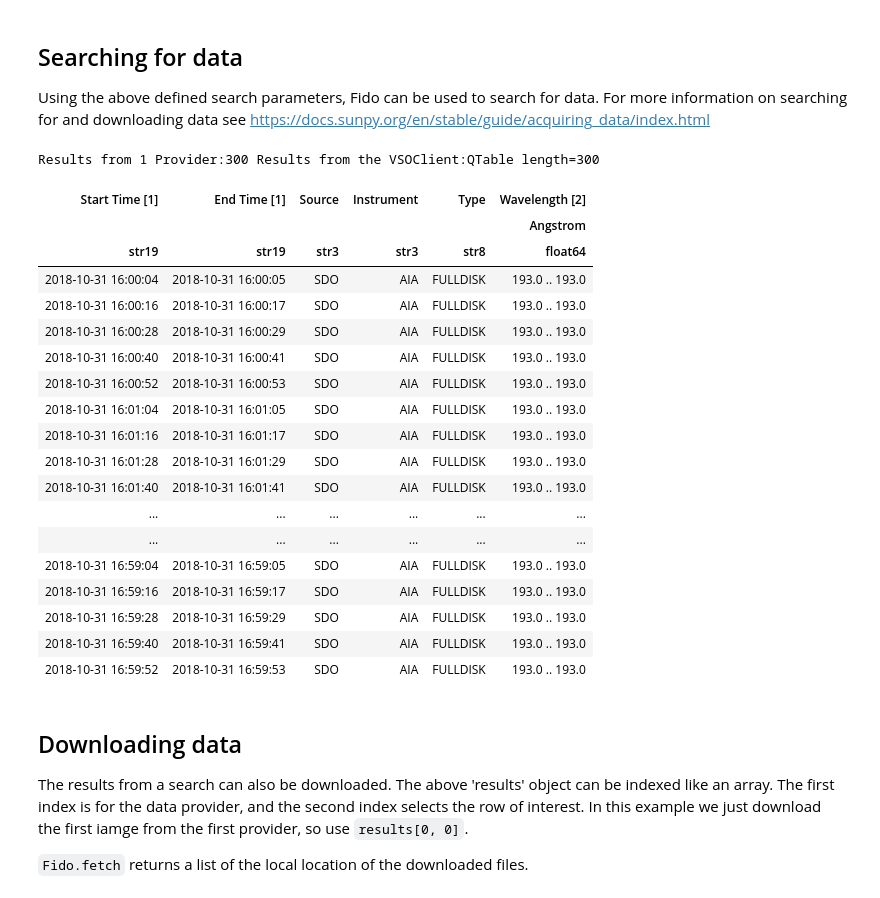
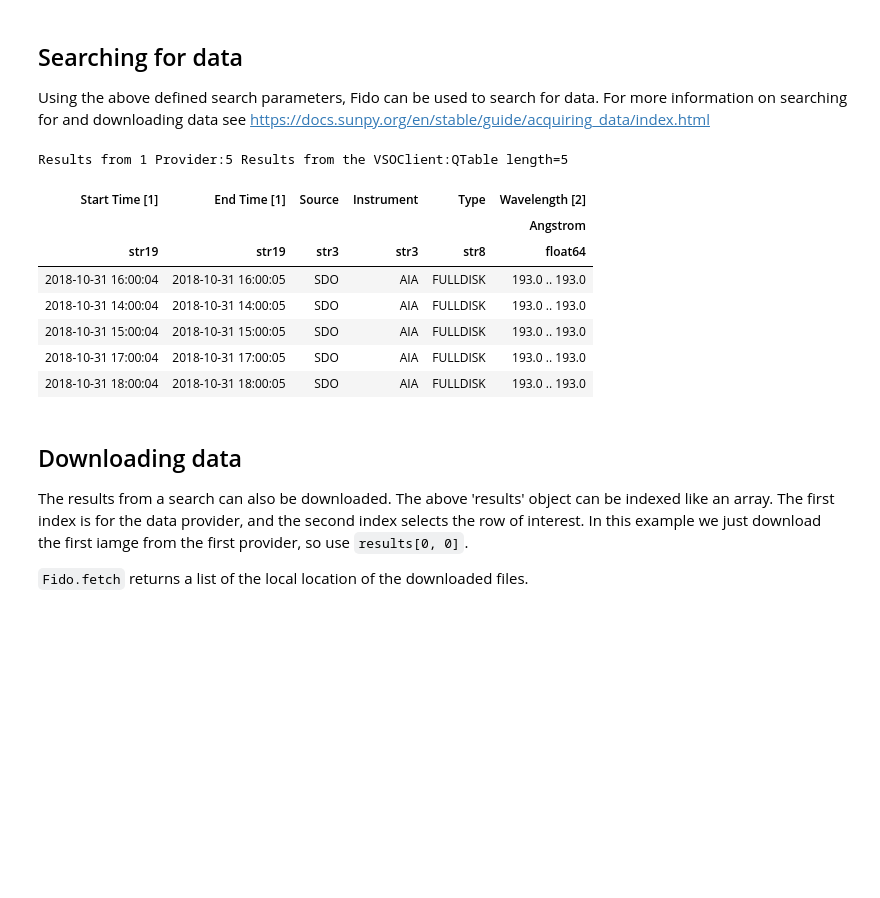
Before and after one commit to heliophysicsPy/tutorials, a Jupyter notebook: SHINE 2019/shine.ipynb, the cells around one changed output. Drawn from its saved outputs; the diff is of its cells as text; code cells hidden in the pictures; blank space fills up the shorter version.

```diff
--- a/SHINE 2019/shine.ipynb
+++ b/SHINE 2019/shine.ipynb
@@ -17,30 +16,22 @@ wavelength = attrs.Wavelength(193 * u.Angstrom)
 Searching for data
 ---
 Using the above defined search parameters, Fido can be used to search for data. For more information on searching for and downloading data see https://docs.sunpy.org/en/stable/guide/acquiring_data/index.html
-# %%
-result = Fido.search(timerange, instrument, wavelength)
-result
-# %% [output]
-Results from 1 Provider:300 Results from the VSOClient:QTable length=300
-| Start Time [1] | End Time [1] | Source | Instrument | Type | Wavelength [2] |
-|  |  |  |  |  | Angstrom |
-| str19 | str19 | str3 | str3 | str8 | float64 |
-| 2018-10-31 16:00:04 | 2018-10-31 16:00:05 | SDO | AIA | FULLDISK | 193.0 .. 193.0 |
-| 2018-10-31 16:00:16 | 2018-10-31 16:00:17 | SDO | AIA | FULLDISK | 193.0 .. 193.0 |
-| 2018-10-31 16:00:28 | 2018-10-31 16:00:29 | SDO | AIA | FULLDISK | 193.0 .. 193.0 |
-| 2018-10-31 16:00:40 | 2018-10-31 16:00:41 | SDO | AIA | FULLDISK | 193.0 .. 193.0 |
-| 2018-10-31 16:00:52 | 2018-10-31 16:00:53 | SDO | AIA | FULLDISK | 193.0 .. 193.0 |
-| 2018-10-31 16:01:04 | 2018-10-31 16:01:05 | SDO | AIA | FULLDISK | 193.0 .. 193.0 |
-| 2018-10-31 16:01:16 | 2018-10-31 16:01:17 | SDO | AIA | FULLDISK | 193.0 .. 193.0 |
-| 2018-10-31 16:01:28 | 2018-10-31 16:01:29 | SDO | AIA | FULLDISK | 193.0 .. 193.0 |
-| 2018-10-31 16:01:40 | 2018-10-31 16:01:41 | SDO | AIA | FULLDISK | 193.0 .. 193.0 |
-| ... | ... | ... | ... | ... | ... |
-| ... | ... | ... | ... | ... | ... |
-| 2018-10-31 16:59:04 | 2018-10-31 16:59:05 | SDO | AIA | FULLDISK | 193.0 .. 193.0 |
-| 2018-10-31 16:59:16 | 2018-10-31 16:59:17 | SDO | AIA | FULLDISK | 193.0 .. 193.0 |
-| 2018-10-31 16:59:28 | 2018-10-31 16:59:29 | SDO | AIA | FULLDISK | 193.0 .. 193.0 |
-| 2018-10-31 16:59:40 | 2018-10-31 16:59:41 | SDO | AIA | FULLDISK | 193.0 .. 193.0 |
-| 2018-10-31 16:59:52 | 2018-10-31 16:59:53 | SDO | AIA | FULLDISK | 193.0 .. 193.0 |
+# %%
+result = Fido.search(a.Time('2018/10/31 14:00', '2018/10/31 19:00'),
+                     a.Instrument('AIA'),
+                     a.Wavelength(19.3 * u.nm),
+                     a.Sample(1*u.hour))
+result
+# %% [output]
+Results from 1 Provider:5 Results from the VSOClient:QTable length=5
+| Start Time [1] | End Time [1] | Source | Instrument | Type | Wavelength [2] |
+|  |  |  |  |  | Angstrom |
+| str19 | str19 | str3 | str3 | str8 | float64 |
+| 2018-10-31 16:00:04 | 2018-10-31 16:00:05 | SDO | AIA | FULLDISK | 193.0 .. 193.0 |
+| 2018-10-31 14:00:04 | 2018-10-31 14:00:05 | SDO | AIA | FULLDISK | 193.0 .. 193.0 |
+| 2018-10-31 15:00:04 | 2018-10-31 15:00:05 | SDO | AIA | FULLDISK | 193.0 .. 193.0 |
+| 2018-10-31 17:00:04 | 2018-10-31 17:00:05 | SDO | AIA | FULLDISK | 193.0 .. 193.0 |
+| 2018-10-31 18:00:04 | 2018-10-31 18:00:05 | SDO | AIA | FULLDISK | 193.0 .. 193.0 |
 # %% [markdown]
 Downloading data
 ---
```
Also changed, not shown: parts of 22 cells of this notebook.
